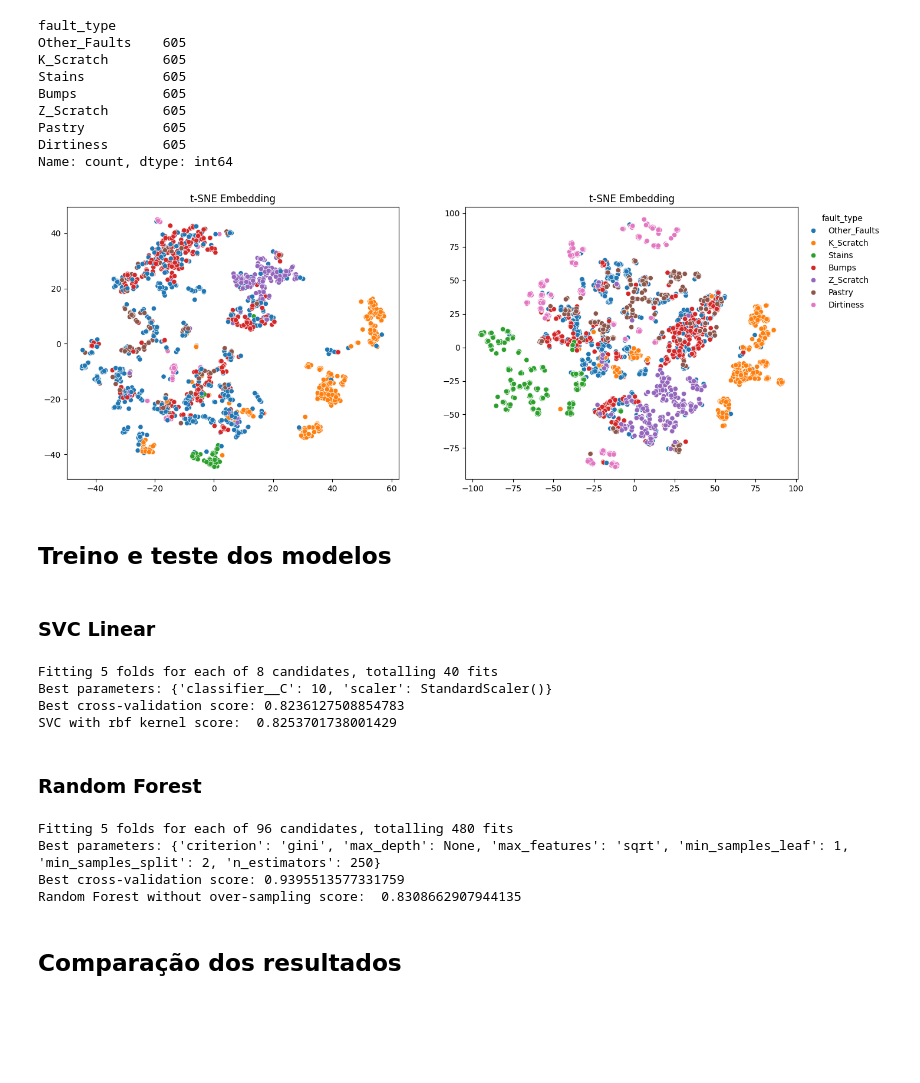
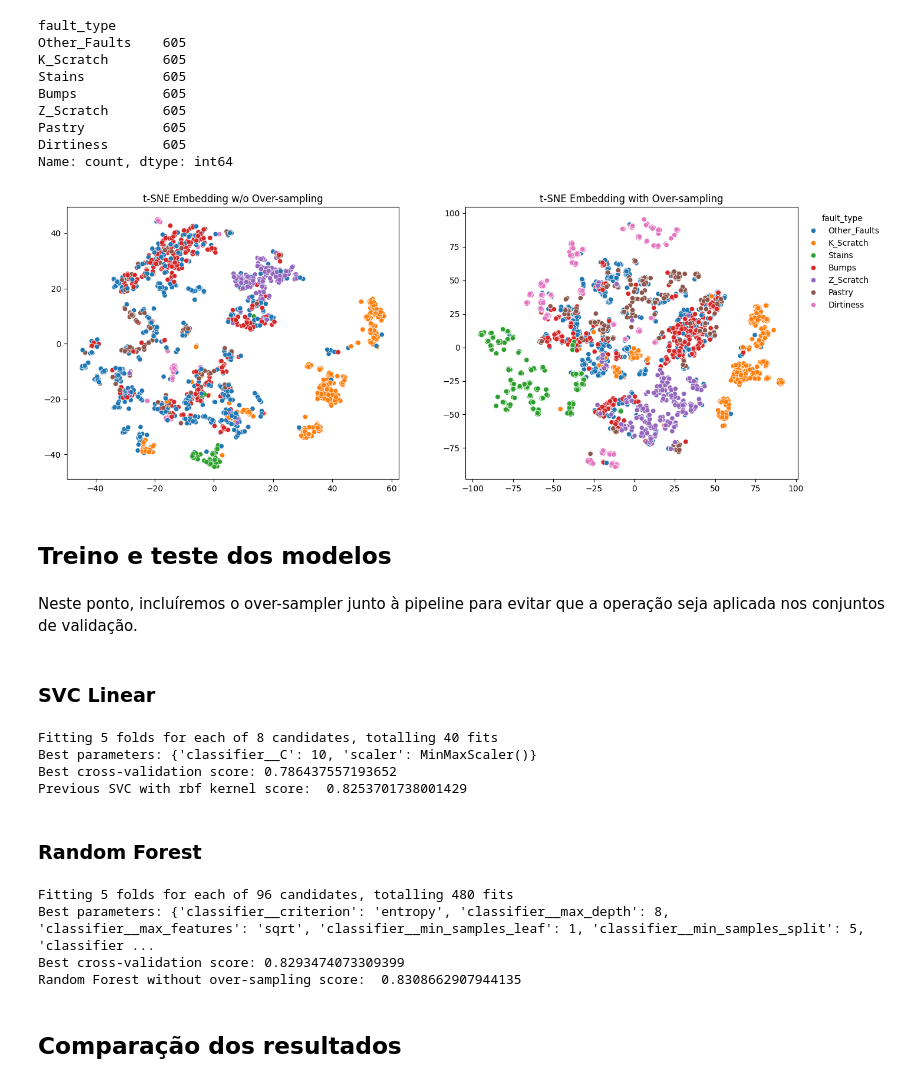
Before and after one commit to andrey-lolobrigida/Steel-Plates-Faults, a Jupyter notebook: main_notebook.ipynb, the cells around one changed output. Cells and saved outputs as stored; diff of their text form; code cells hidden in the pictures; blank space fills up the shorter version.

Commit message:
oversampler update
inserted oversampler inside a pipeline

```diff
--- a/main_notebook.ipynb
+++ b/main_notebook.ipynb
@@ -1086,34 +1086,39 @@ X_resampled_embedded_tsne = tsne_pipeline.fit_transform(X_resampled)
 # %%
 fig, (ax0, ax1) = plt.subplots(
         nrows=1,
         ncols=2,
         figsize=(16, 6)
     )
 
 sns.scatterplot(x = X_embedded_tsne[:, 0],
                 y = X_embedded_tsne[:, 1],
                 hue = y_train,
                 palette = 'tab10',
                 ax=ax0,
                 legend=False
-                ).set(title='t-SNE Embedding')
+                ).set(title='t-SNE Embedding w/o Over-sampling')
 
 sns.scatterplot(x = X_resampled_embedded_tsne[:, 0],
                 y = X_resampled_embedded_tsne[:, 1],
                 hue = y_resampled,
                 palette = 'tab10',
                 ax=ax1,
-                ).set(title='t-SNE Embedding')
+                ).set(title='t-SNE Embedding with Over-sampling')
 
 sns.move_legend(ax1, 'upper left', ncol=1, bbox_to_anchor=(1, 1), frameon=False)
 # %% [output]
-[figure, old version]
+[figure, new version]
 # %% [markdown]
 ## Treino e teste dos modelos
+# %% [markdown]
+Neste ponto, incluíremos o over-sampler junto à pipeline para evitar que a operação seja aplicada nos conjuntos de validação.
 # %% [markdown]
 ### SVC Linear
 # %%
-svc_pipeline = Pipeline([
+from imblearn.pipeline import Pipeline as ImbPipeline
+
+svc_pipeline = ImbPipeline([
+    ('oversampler', RandomOverSampler(random_state=seed)),
     ('scaler', ()),
     ('classifier', SVC(kernel='linear', class_weight='balanced', random_state=seed))
 ])
@@ -1129,38 +1134,41 @@ grid_search = GridSearchCV(estimator=svc_pipeline,
                            scoring='balanced_accuracy',
                            verbose=1)
 
-grid_search.fit(X_resampled, y_resampled)
+grid_search.fit(X_train, y_train)
 svc_model = grid_search.best_estimator_
 
 print("Best parameters:", grid_search.best_params_)
 print("Best cross-validation score:", grid_search.best_score_)
-print("SVC with rbf kernel score: ", model_and_score_feature_engineering[1][1])
+print("Previous SVC with rbf kernel score: ", model_and_score_feature_engineering[1][1])
 # %% [output]
 Fitting 5 folds for each of 8 candidates, totalling 40 fits
-Best parameters: {'classifier__C': 10, 'scaler': StandardScaler()}
-Best cross-validation score: 0.8236127508854783
-SVC with rbf kernel score:  0.8253701738001429
+Best parameters: {'classifier__C': 10, 'scaler': MinMaxScaler()}
+Best cross-validation score: 0.786437557193652
+Previous SVC with rbf kernel score:  0.8253701738001429
 # %% [markdown]
 ### Random Forest
 # %%
-rf_model = RandomForestClassifier(class_weight='balanced',random_state=seed)
+rf_pipeline = ImbPipeline([
+    ('oversampler', RandomOverSampler(random_state=seed)),
+    ('classifier', RandomForestClassifier(class_weight='balanced',random_state=seed))
+])
 
 param_grid = {
-    'n_estimators': [150, 200, 250],
-    'criterion': ['gini', 'entropy'],
-    'max_depth': [None, 8],
-    'min_samples_split': [2, 5],
-    'min_samples_leaf': [1, 2],
-    'max_features': ['sqrt', None]
+    'classifier__n_estimators': [150, 200, 250],
+    'classifier__criterion': ['gini', 'entropy'],
+    'classifier__max_depth': [None, 8],
+    'classifier__min_samples_split': [2, 5],
+    'classifier__min_samples_leaf': [1, 2],
+    'classifier__max_features': ['sqrt', None]
 }
 
-grid_search = GridSearchCV(estimator=rf_model,
+grid_search = GridSearchCV(estimator=rf_pipeline,
                            param_grid=param_grid,
                            cv=stratified_cv,
                            scoring='balanced_accuracy',
                            verbose=1)
 
-grid_search.fit(X_resampled, y_resampled)
+grid_search.fit(X_train, y_train)
 rf_model = grid_search.best_estimator_
 
 print("Best parameters:", grid_search.best_params_)
@@ -1168,8 +1176,8 @@ print("Best cross-validation score:", grid_search.best_score_)
 print("Random Forest without over-sampling score: ", model_and_score_feature_engineering[4][1])
 # %% [output]
 Fitting 5 folds for each of 96 candidates, totalling 480 fits
-Best parameters: {'criterion': 'gini', 'max_depth': None, 'max_features': 'sqrt', 'min_samples_leaf': 1, 'min_samples_split': 2, 'n_estimators': 250}
-Best cross-validation score: 0.9395513577331759
+Best parameters: {'classifier__criterion': 'entropy', 'classifier__max_depth': 8, 'classifier__max_features': 'sqrt', 'classifier__min_samples_leaf': 1, 'classifier__min_samples_split': 5, 'classifier ...
+Best cross-validation score: 0.8293474073309399
 Random Forest without over-sampling score:  0.8308662907944135
 # %% [markdown]
 ## Comparação dos resultados
```
Also changed, not shown: parts of 4 cells of this notebook.
